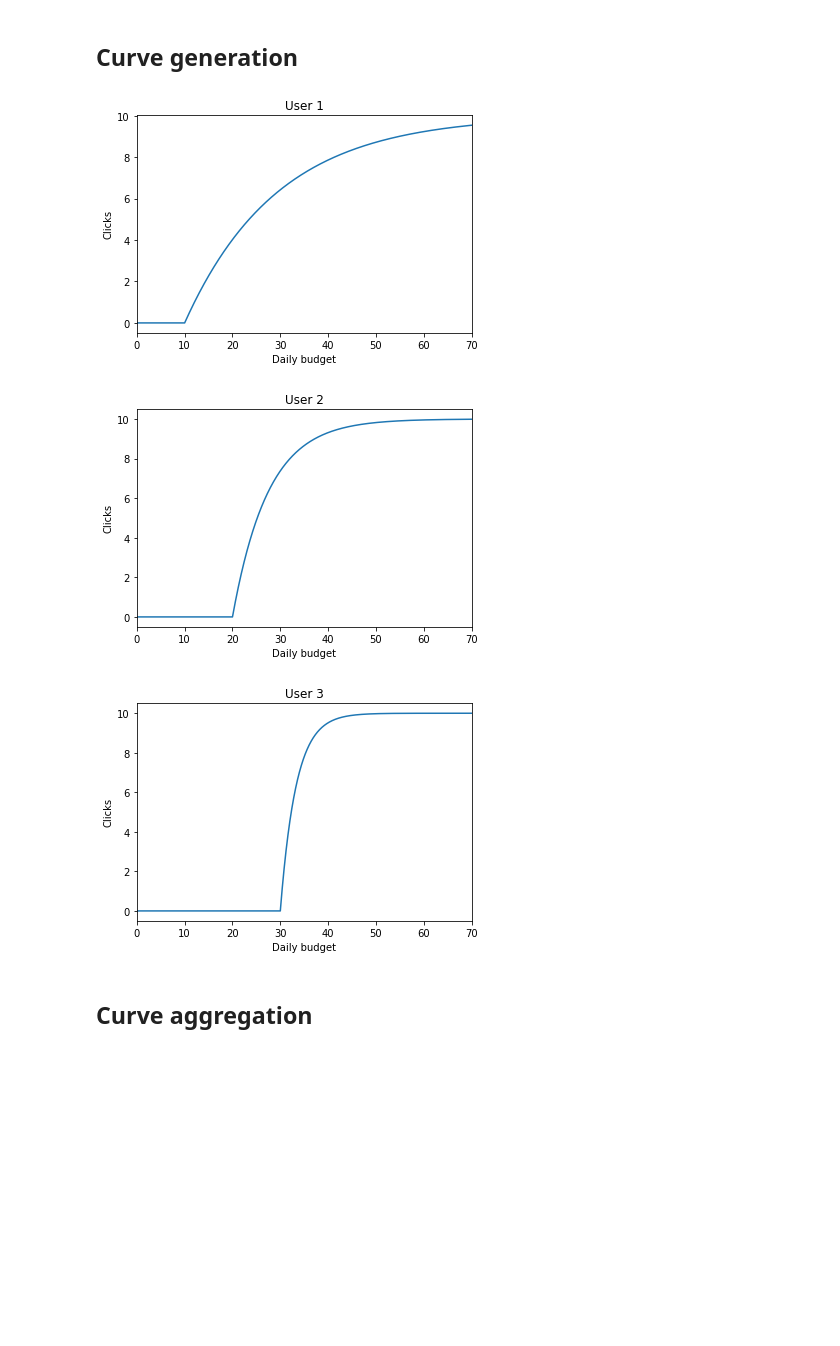
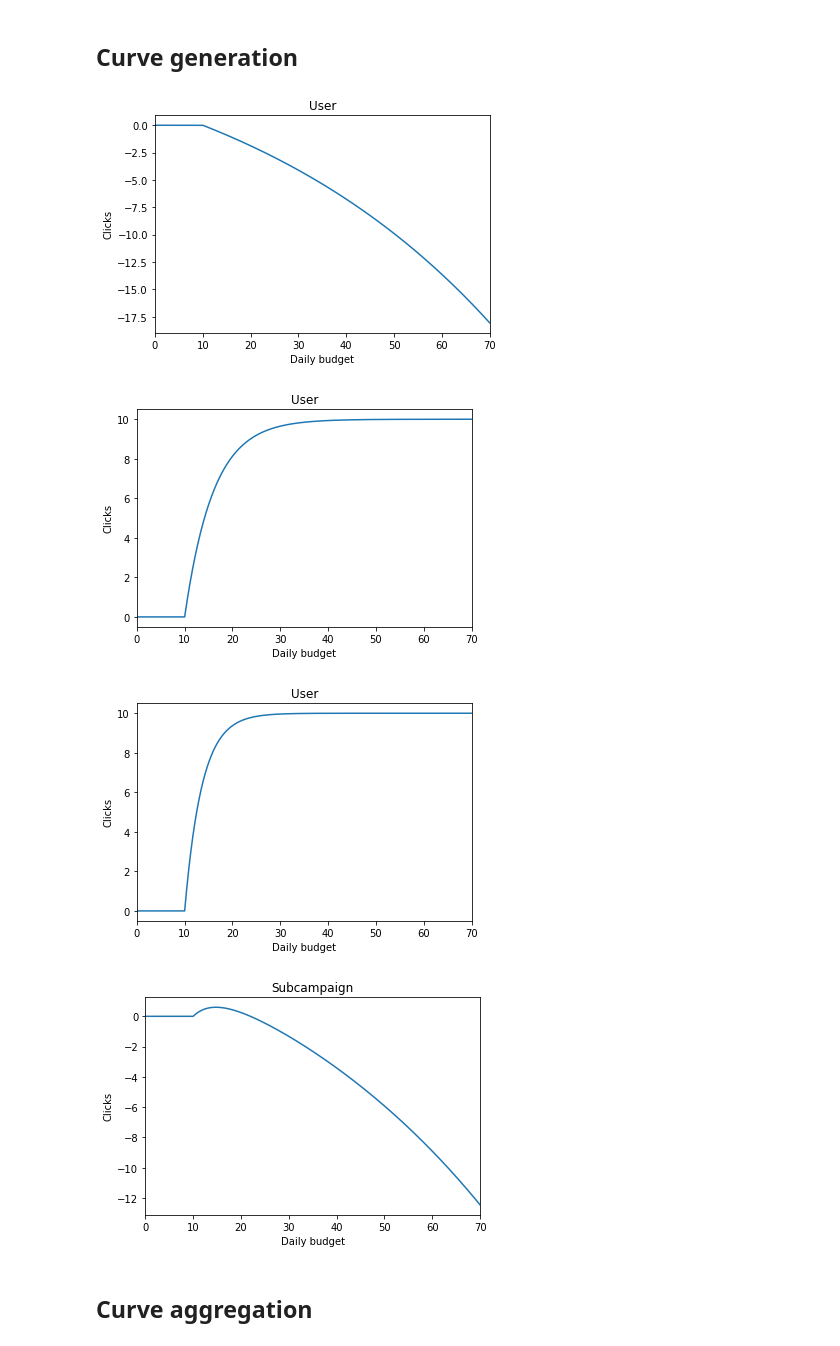
Before and after one commit to filipkrasniqi/DIA, a Jupyter notebook: DIA Project - Part 3.ipynb, the cells around one changed output. Cells and saved outputs as stored; diff of their text form; code cells hidden in the pictures; blank space fills up the shorter version.

```diff
--- a/DIA Project - Part 3.ipynb
+++ b/DIA Project - Part 3.ipynb
@@ -20,13 +18,9 @@ def user_clicks(bid, slope, x):
 def add_noise(mu=0, std=1):
     return np.random.normal(mu, std)
 # %%
-n_user = 3
-num_click = np.array([])
-slopes = [-0.1*(1), -0.1*(2), -0.1*(3)]
-
-for user in range(n_user):
-    bid = 10*(user+1)
-    max_budget = 70
+# Returns a tuple containing x and y values of a user clicks curve.
+def generate_clicks_curve(bid, max_budget, slope):
+    slope = slope + add_noise(mu=0.01, std=0.05)
 
     # Linear space from 0 to bid value, y is 0 for everything.
     x_0 = np.linspace(0, bid, bid*20)
@@ -35,18 +29,11 @@ for user in range(n_user):
     # Linear space from bid value to max_budget, y is exponential.
     x_1 = np.linspace(bid, max_budget, max_budget*20)
     x = np.linspace(0, max_budget-bid, max_budget*20)
-    y_1 = user_clicks(bid, slopes[user] , x)
+    y_1 = (1 - np.exp(slope*x))*10
 
     x = np.append(x_0, x_1)
     y = np.append(y_0, y_1)
 
-    plt.plot(x, y)
-    plt.title("User %d" % (user + 1))
-    plt.xlabel("Daily budget")
-    plt.xlim((0, max_budget))
-    plt.ylabel("Clicks")
-    plt.show()
+    plot_user_curve(x, y)
+
+    return (x, y)
-# %% [output]
-[figure, removed]
-[figure, removed]
-[figure, removed]
@@ -52,0 +48,24 @@ for user in range(n_user):
+# %%
+def generate_subcampaign(bid, max_budget, prob):
+    n_user = len(prob)
+
+    # Slope for each user curve.
+    slopes = [-0.1*(1), -0.1*(2), -0.1*(3)]
+
+    # Generate a curve for each user.
+    user_curves = []
+    for user in range(n_user):
+        user_curve = generate_clicks_curve(bid, max_budget, slopes[user])
+        user_curves.append(user_curve)
+
+    # Create subcampaign curve.
+    x_subc = user_curves[0][0]
+    y_subc = []
+
+    for i in range(len(x_subc)):
+        y_temp = user_curves[0][1][i]*prob[0] + user_curves[1][1][i]*prob[1] + user_curves[2][1][i]*prob[2]
+        y_subc.append(y_temp)
+
+    plot_subc_curve(x_subc, y_subc)
+
+    return (x_subc, y_subc)
@@ -53,3 +80,28 @@ for user in range(n_user):
+# %%
+# Number of users targeted by the campaign.
+n_user = 3
+
+# For each subcampaign, assign probabilities that a certain user curve is sampled.
+subcampaigns = [
+    [0.80, 0.10, 0.10],
+    #[0.50, 0.40, 0.10],
+    #[0.20, 0.50, 0.30],
+    #[0.20, 0.20, 0.60],
+    #[0.33, 0.33, 0.34]
+]
+# %%
+num_click = np.array([])
+
+for subc in subcampaigns:
+    bid = 10*(1)
+    max_budget = 70
+
+    x, y = generate_subcampaign(bid, max_budget, subc)
+# %% [output]
+[figure, added]
+[figure, added]
+[figure, added]
+[figure, added]
 # %% [markdown]
 ## Curve aggregation
 # %%
```
Also changed, not shown: parts of 4 cells of this notebook.
